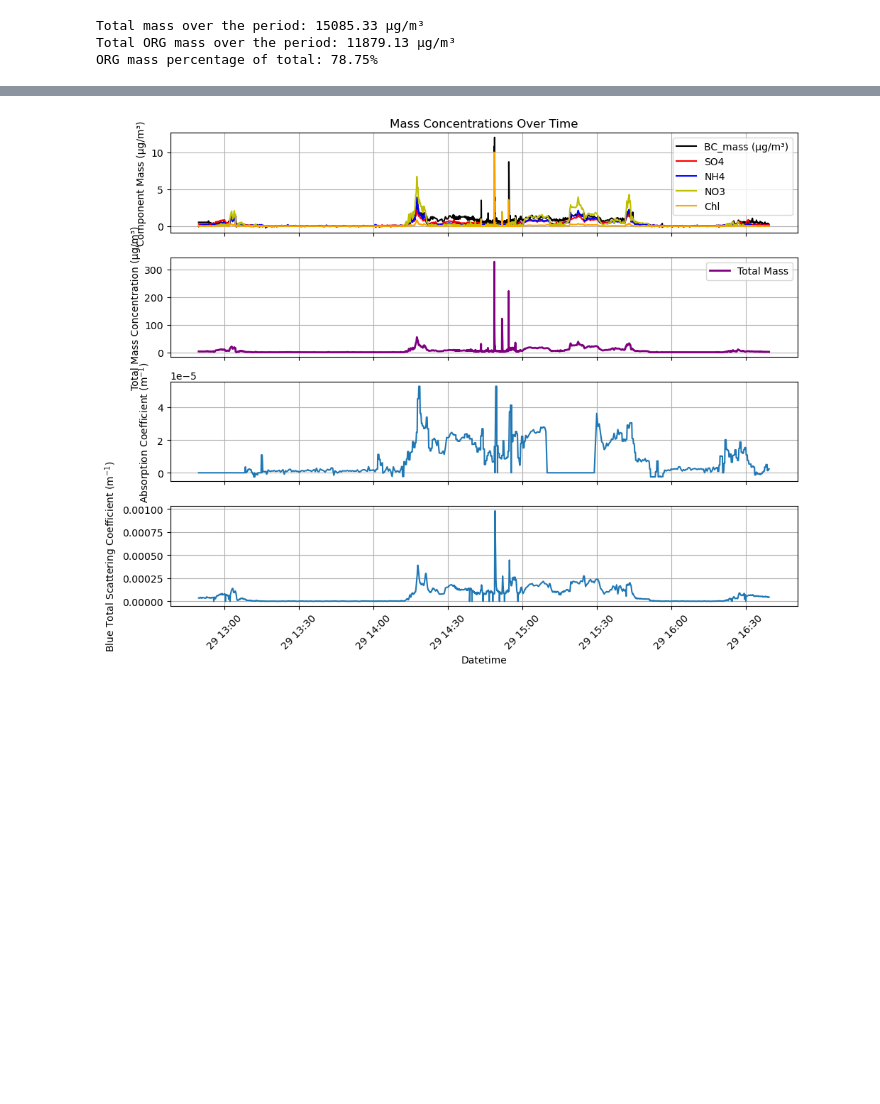
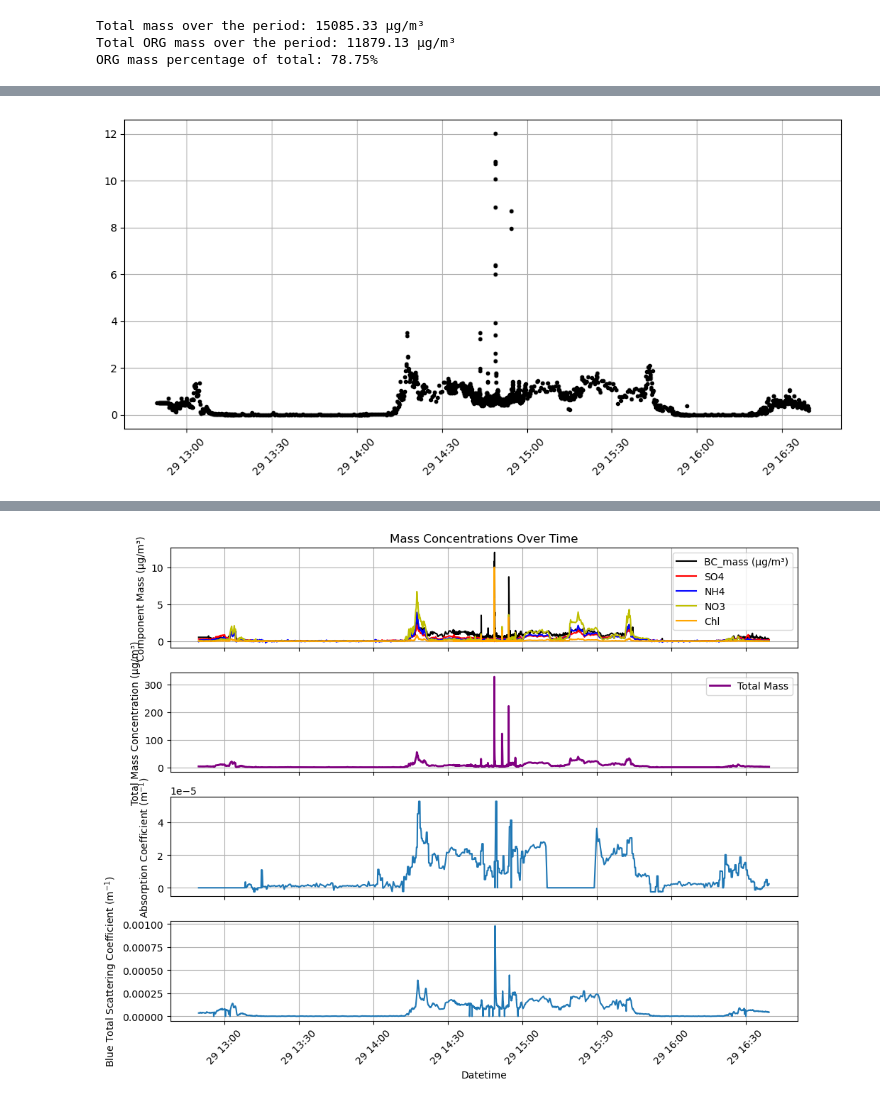
Before and after one commit to thiago-vg/SAMBBA-data-analysis, a Jupyter notebook: Scripts/Total_mass_v2xPSAP.ipynb, the cells around one changed output, grey strips where cells are left out. Cells and saved outputs as stored; diff of their text form; code cells hidden in the pictures; blank space fills up the shorter version.

```diff
--- a/Scripts/Total_mass_v2xPSAP.ipynb
+++ b/Scripts/Total_mass_v2xPSAP.ipynb
@@ -287,0 +312,20 @@ plt.show()
+# %%
+plt.figure(figsize=(10, 5))
+
+# Plot resampled PSAP_LOG values
+plt.plot(filtered_ds_SO4.datetime, bc_mass_interp, label="BC_mass (µg/m³)", color="k", marker='.',linewidth=0)
+
+#plt.xlabel('Time')
+#plt.ylabel(r'Absortion Coefficient ($\mathrm{m^{-1}}$)')
+plt.xticks(rotation=45)
+plt.grid()
+
+# Tight layout for better plot formatting
+plt.tight_layout()
+
+# Show the plot
+plt.show()
+
+#ax1[0].plot(filtered_ds_SO4.datetime, bc_mass_interp, label="BC_mass (µg/m³)", color="k")
+# %% [output]
+[figure, added]
```
Also changed, not shown: parts of 5 cells of this notebook, 9 other files.
